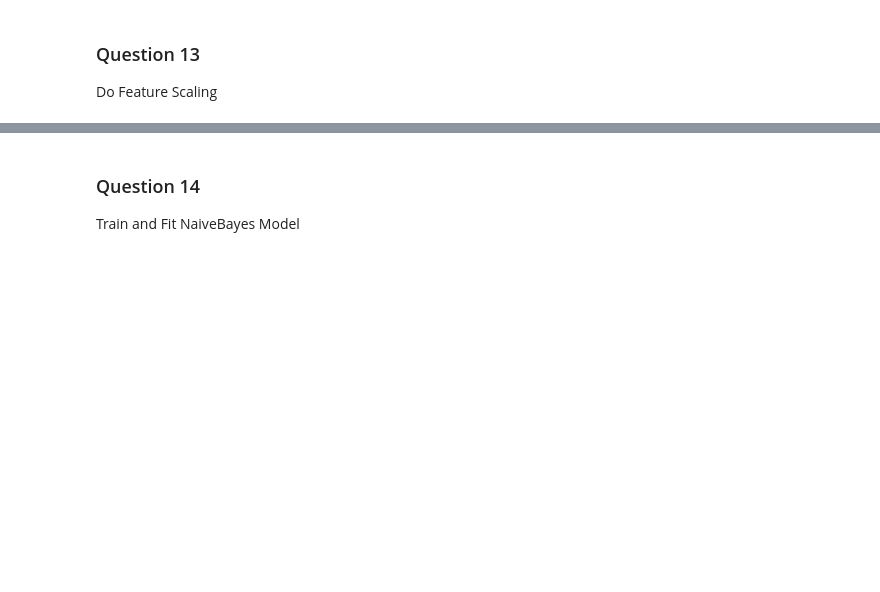
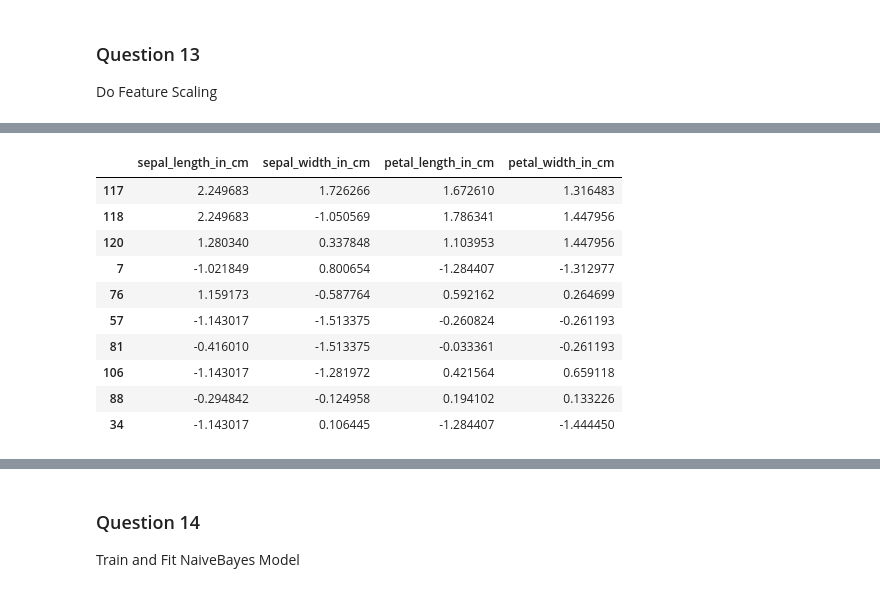
Before and after one commit to GreatLearningAIML1/bangalore-feb-batch-ojhajayant, a Jupyter notebook: R3_External_Lab_kNN_Naive_Bayes.ipynb, the cells around one changed output, grey strips where cells are left out. Saved outputs shown, nothing was run; the diff lists cells and outputs as text; code cells hidden in the pictures; blank space fills up the shorter version.

```diff
--- a/R3_External_Lab_kNN_Naive_Bayes.ipynb
+++ b/R3_External_Lab_kNN_Naive_Bayes.ipynb
@@ -539,0 +594,5 @@ Do Feature Scaling
+# %%
+#Now we should split the data set again post the above preprocessing (i.e. with scaled_X & Y combination) under train and test sets.
+test_size = 0.2 #For splitting the train: test observation of 70:30
+rand_seed = 67 #for reproducibilty of test across several iterations
+X_train, X_test, Y_train, Y_test = train_test_split(scaled_X, Y, test_size=test_size, random_state=rand_seed)
@@ -539,0 +605,14 @@ Do Feature Scaling
+# %%
+X_train.sample(n=10, random_state=1)
+# %% [output]
+|  | sepal_length_in_cm | sepal_width_in_cm | petal_length_in_cm | petal_width_in_cm |
+| 117 | 2.249683 | 1.726266 | 1.672610 | 1.316483 |
+| 118 | 2.249683 | -1.050569 | 1.786341 | 1.447956 |
+| 120 | 1.280340 | 0.337848 | 1.103953 | 1.447956 |
+| 7 | -1.021849 | 0.800654 | -1.284407 | -1.312977 |
+| 76 | 1.159173 | -0.587764 | 0.592162 | 0.264699 |
+| 57 | -1.143017 | -1.513375 | -0.260824 | -0.261193 |
+| 81 | -0.416010 | -1.513375 | -0.033361 | -0.261193 |
+| 106 | -1.143017 | -1.281972 | 0.421564 | 0.659118 |
+| 88 | -0.294842 | -0.124958 | 0.194102 | 0.133226 |
+| 34 | -1.143017 | 0.106445 | -1.284407 | -1.444450 |
```
Also changed, not shown: parts of 9 cells of this notebook.
